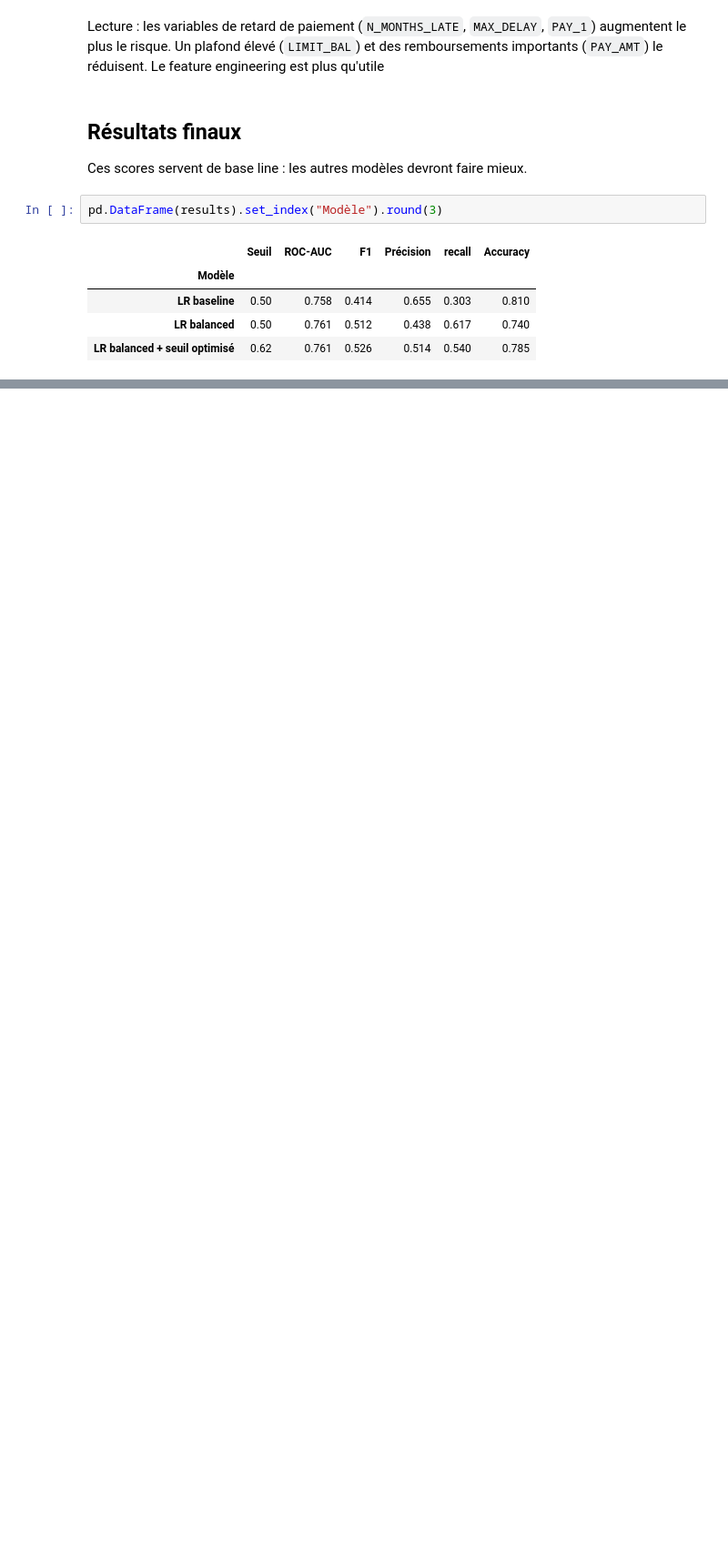
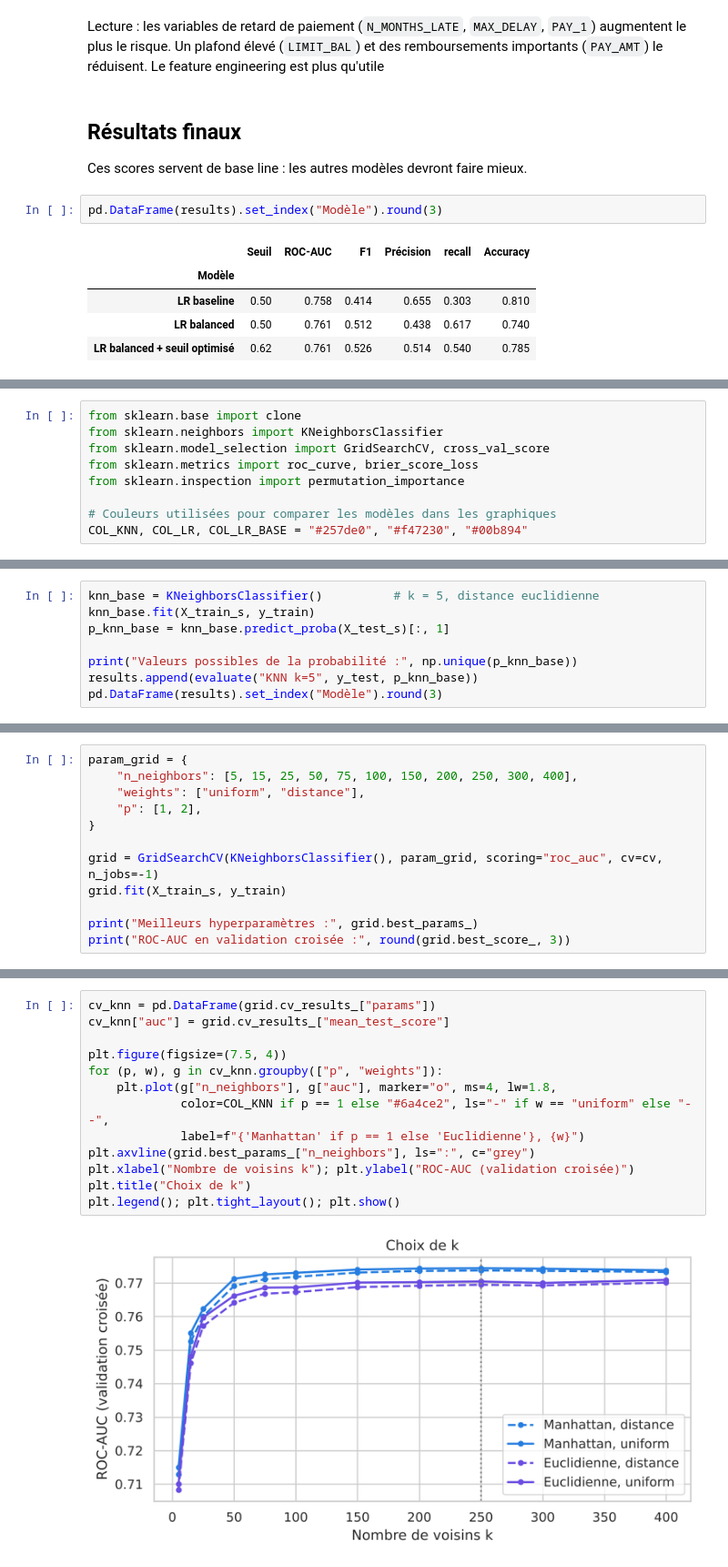
Before and after one commit to 4n1onin/ML, a Jupyter notebook: data/credit_risk_logistic_regression.ipynb, the cells around one changed output, grey strips where cells are left out. Shown at 91% size. Saved outputs shown, nothing was run; the diff lists cells and outputs as text; blank space fills up the shorter version.

```diff
--- a/data/credit_risk_logistic_regression.ipynb
+++ b/data/credit_risk_logistic_regression.ipynb
@@ -374,0 +392,9 @@ pd.DataFrame(results).set_index("Modèle").round(3)
+# %%
+from sklearn.base import clone
+from sklearn.neighbors import KNeighborsClassifier
+from sklearn.model_selection import GridSearchCV, cross_val_score
+from sklearn.metrics import roc_curve, brier_score_loss
+from sklearn.inspection import permutation_importance
+
+# Couleurs utilisées pour comparer les modèles dans les graphiques
+COL_KNN, COL_LR, COL_LR_BASE = "#257de0", "#f47230", "#00b894"
@@ -374,0 +407,8 @@ pd.DataFrame(results).set_index("Modèle").round(3)
+# %%
+knn_base = KNeighborsClassifier()          # k = 5, distance euclidienne
+knn_base.fit(X_train_s, y_train)
+p_knn_base = knn_base.predict_proba(X_test_s)[:, 1]
+
+print("Valeurs possibles de la probabilité :", np.unique(p_knn_base))
+results.append(evaluate("KNN k=5", y_test, p_knn_base))
+pd.DataFrame(results).set_index("Modèle").round(3)
@@ -374,0 +440,12 @@ pd.DataFrame(results).set_index("Modèle").round(3)
+# %%
+param_grid = {
+    "n_neighbors": [5, 15, 25, 50, 75, 100, 150, 200, 250, 300, 400],
+    "weights": ["uniform", "distance"],
+    "p": [1, 2],
+}
+
+grid = GridSearchCV(KNeighborsClassifier(), param_grid, scoring="roc_auc", cv=cv, n_jobs=-1)
+grid.fit(X_train_s, y_train)
+
+print("Meilleurs hyperparamètres :", grid.best_params_)
+print("ROC-AUC en validation croisée :", round(grid.best_score_, 3))
@@ -374,0 +455,15 @@ pd.DataFrame(results).set_index("Modèle").round(3)
+# %%
+cv_knn = pd.DataFrame(grid.cv_results_["params"])
+cv_knn["auc"] = grid.cv_results_["mean_test_score"]
+
+plt.figure(figsize=(7.5, 4))
+for (p, w), g in cv_knn.groupby(["p", "weights"]):
+    plt.plot(g["n_neighbors"], g["auc"], marker="o", ms=4, lw=1.8,
+             color=COL_KNN if p == 1 else "#6a4ce2", ls="-" if w == "uniform" else "--",
+             label=f"{'Manhattan' if p == 1 else 'Euclidienne'}, {w}")
+plt.axvline(grid.best_params_["n_neighbors"], ls=":", c="grey")
+plt.xlabel("Nombre de voisins k"); plt.ylabel("ROC-AUC (validation croisée)")
+plt.title("Choix de k")
+plt.legend(); plt.tight_layout(); plt.show()
+# %% [output]
+[figure, added]
```
Also changed, not shown: parts of 40 cells of this notebook.
